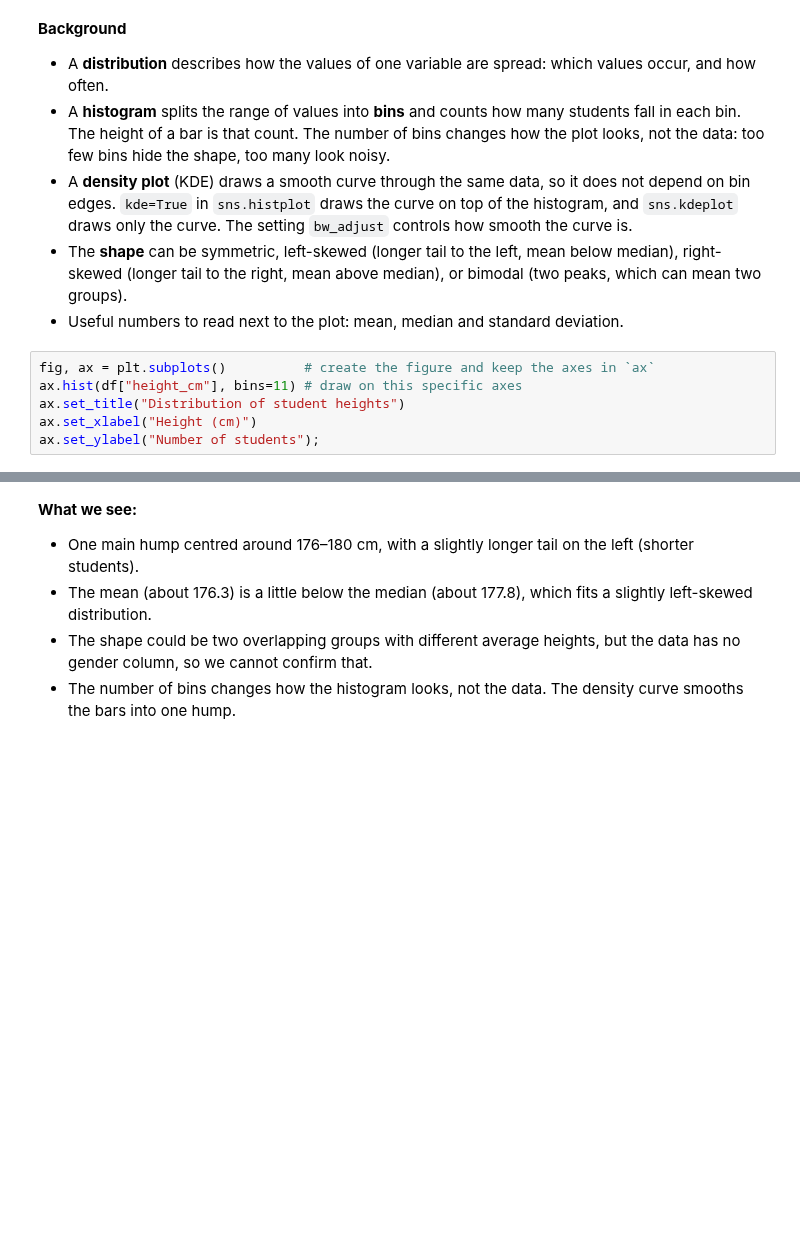
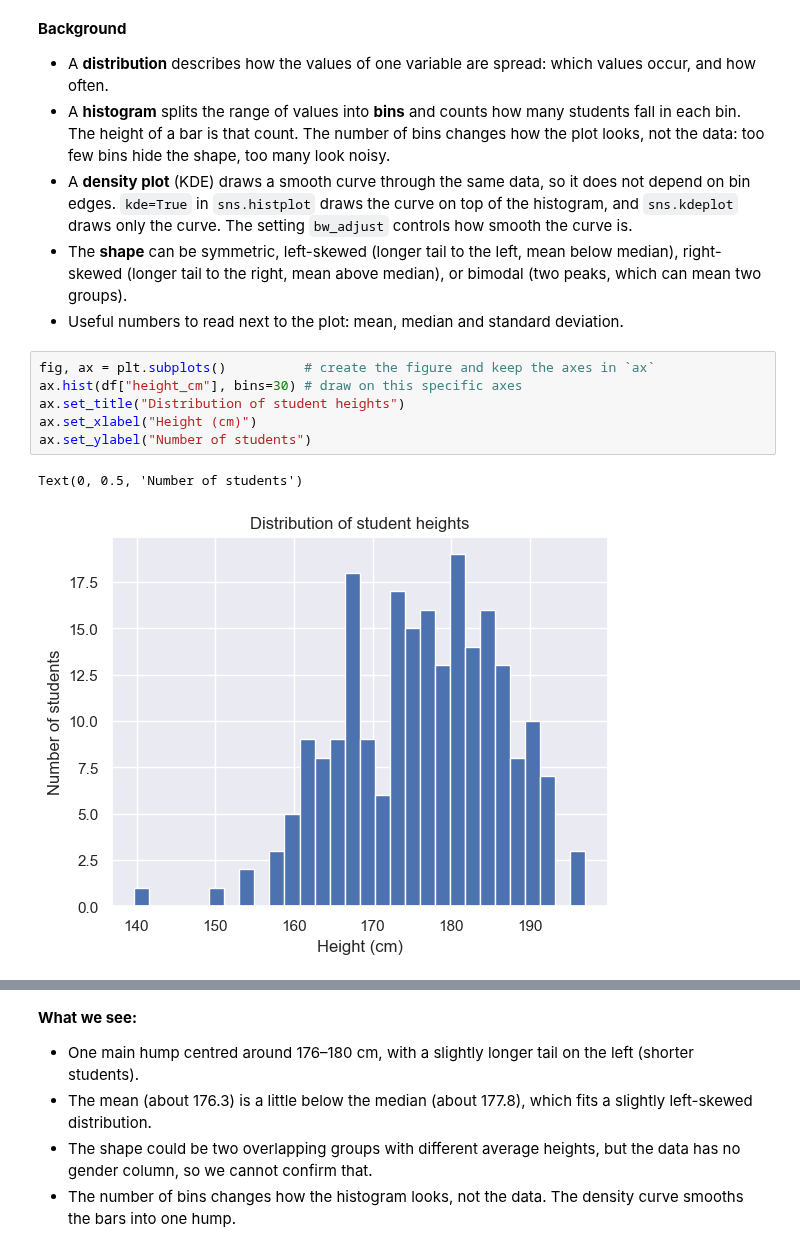
Before and after one commit to hellyhornbek/dmml-group-project, a Jupyter notebook: Assignment 01/Assignment #01 (Dataset)/Hans/basic_visualization.ipynb, the cells around one changed output, grey strips where cells are left out. Cells and saved outputs as stored; diff of their text form; blank space fills up the shorter version.

```diff
--- a/Assignment 01/Assignment #01 (Dataset)/Hans/basic_visualization.ipynb
+++ b/Assignment 01/Assignment #01 (Dataset)/Hans/basic_visualization.ipynb
@@ -86,10 +82,13 @@ ax.legend(title="Motivation", bbox_to_anchor=(1.02, 1), loc="upper left");
 - Useful numbers to read next to the plot: mean, median and standard deviation.
 # %%
 fig, ax = plt.subplots()          # create the figure and keep the axes in `ax`
-ax.hist(df["height_cm"], bins=11) # draw on this specific axes
+ax.hist(df["height_cm"], bins=30) # draw on this specific axes
 ax.set_title("Distribution of student heights")
 ax.set_xlabel("Height (cm)")
-ax.set_ylabel("Number of students");
+ax.set_ylabel("Number of students")
+# %% [output]
+Text(0, 0.5, 'Number of students')
+[figure, added]
 # %%
 sns.histplot(df["height_cm"], kde=True, kde_kws={"bw_adjust": 2}) # Density curve
 plt.title("Distribution of student heights")
```
Also changed, not shown: parts of 30 cells of this notebook, 11 other files.
